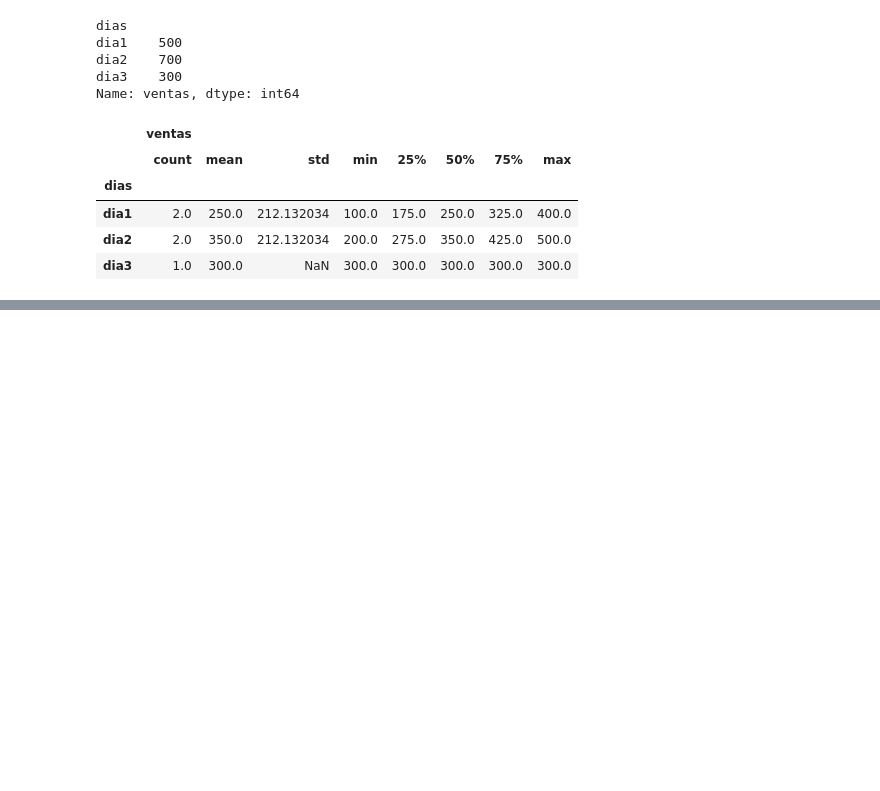
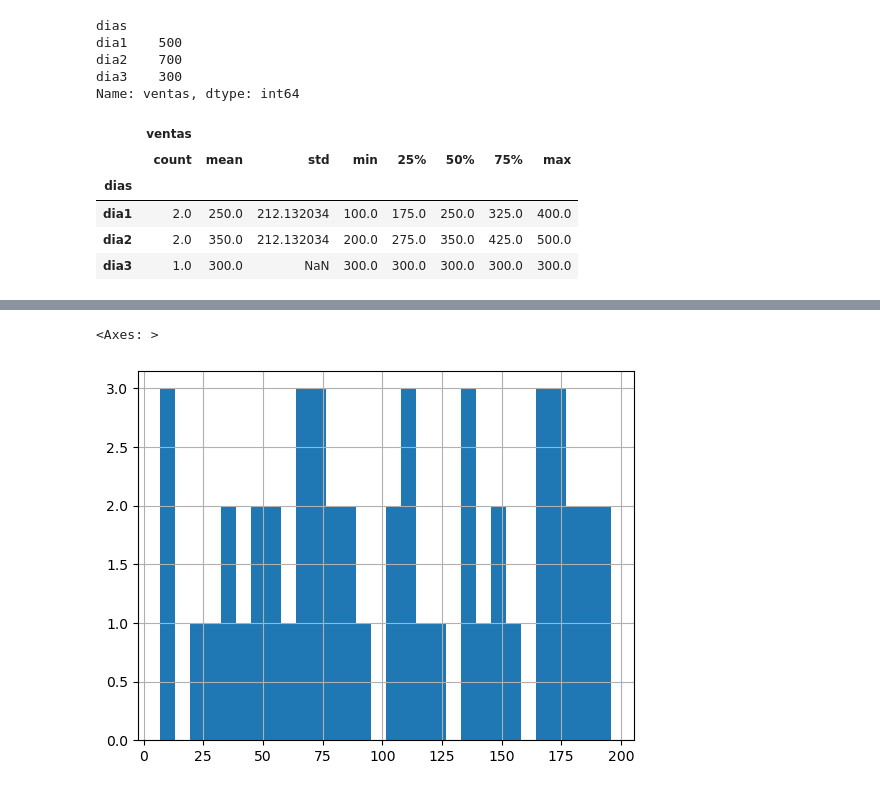
Before and after one commit to aramos-m/ibm-artificial-intelligence, a Jupyter notebook: MachineLearning/03_pandas_bases.ipynb, the cells around one changed output, grey strips where cells are left out. Cells and saved outputs as stored; diff of their text form; code cells hidden in the pictures; blank space fills up the shorter version.

```diff
--- a/MachineLearning/03_pandas_bases.ipynb
+++ b/MachineLearning/03_pandas_bases.ipynb
@@ -371,0 +726,5 @@ dataframe.groupby('dias').describe() # Estadísticas con los datos más habitual
+# %%
+dataframe['b'].hist(bins=30)
+# %% [output]
+<Axes: >
+[figure, added]
```
Also changed, not shown: parts of 62 cells of this notebook, 2 other files.
